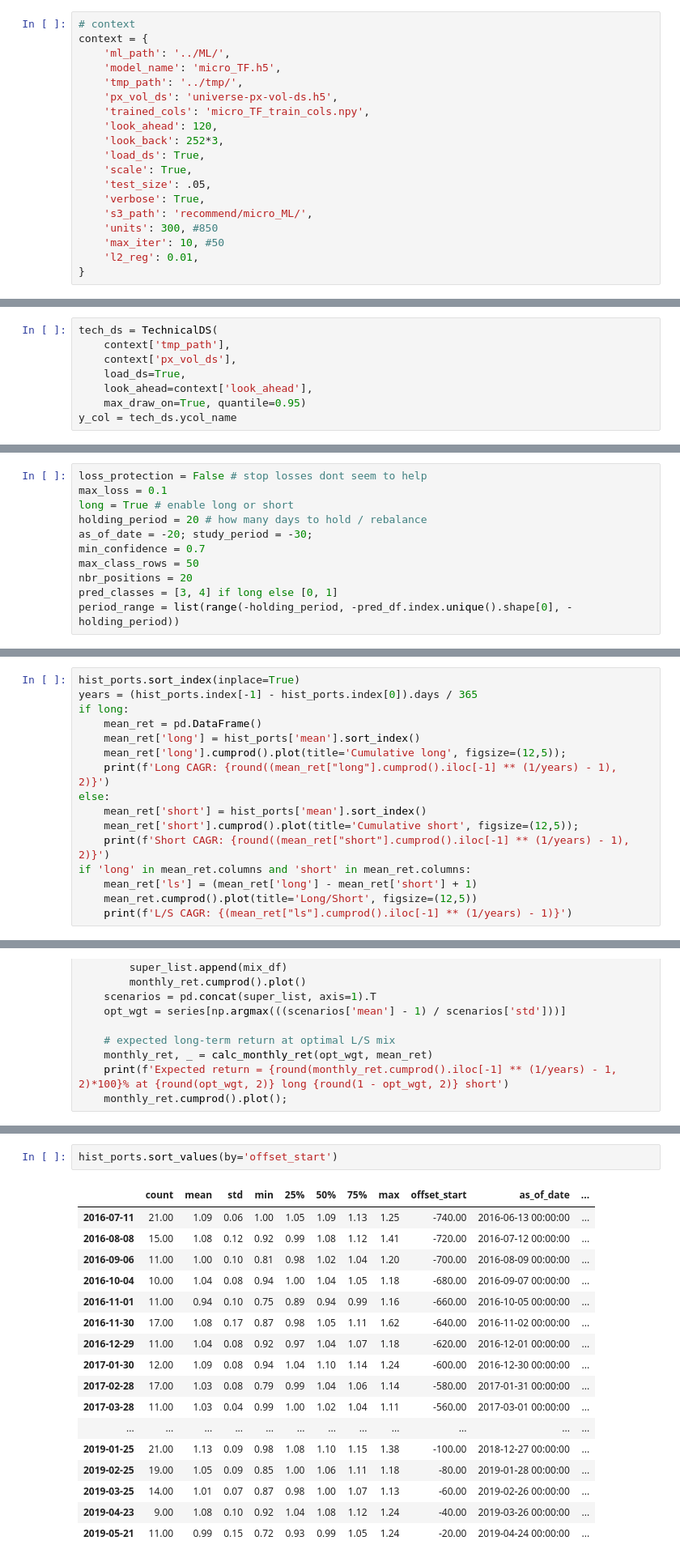
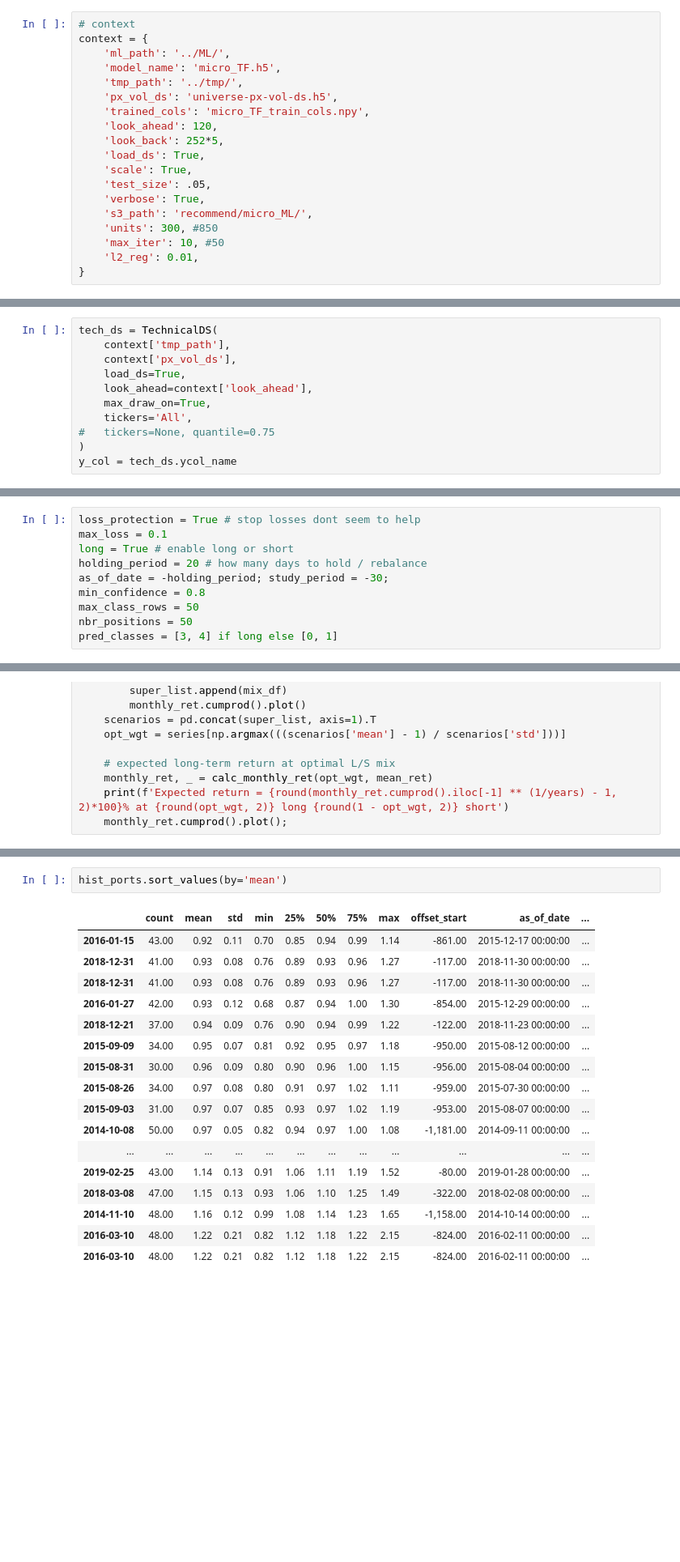
Before and after one commit to webclinic017/inception, a Jupyter notebook: notebooks/backtest_micro.ipynb, the cells around one changed output, grey strips where cells are left out. Shown at 81% size. Cells and saved outputs as stored; diff of their text form; blank space fills up the shorter version.

```diff
--- a/notebooks/backtest_micro.ipynb
+++ b/notebooks/backtest_micro.ipynb
@@ -43,7 +48,7 @@ context = {
     'px_vol_ds': 'universe-px-vol-ds.h5',
     'trained_cols': 'micro_TF_train_cols.npy',
     'look_ahead': 120,
-    'look_back': 252*3,
+    'look_back': 252*5,
     'load_ds': True,
     'scale': True,
     'test_size': .05,
@@ -65,6 +72,9 @@ tech_ds = TechnicalDS(
     context['px_vol_ds'],
     load_ds=True,
     look_ahead=context['look_ahead'],
-    max_draw_on=True, quantile=0.95)
+    max_draw_on=True,
+    tickers='All',
+#   tickers=None, quantile=0.75
+)
 y_col = tech_ds.ycol_name
 # %% [output]
@@ -269,14 +274,13 @@ pred_df.loc[pred_df.symbol.isin([symbol])].head()
 # %%
-loss_protection = False # stop losses dont seem to help
+loss_protection = True # stop losses dont seem to help
 max_loss = 0.1
 long = True # enable long or short
 holding_period = 20 # how many days to hold / rebalance
-as_of_date = -20; study_period = -30;
-min_confidence = 0.7
+as_of_date = -holding_period; study_period = -30;
+min_confidence = 0.8
 max_class_rows = 50
-nbr_positions = 20
+nbr_positions = 50
 pred_classes = [3, 4] if long else [0, 1]
-period_range = list(range(-holding_period, -pred_df.index.unique().shape[0], -holding_period))
 # %%
 def get_top_predictions(pred_df, as_of_date, min_confidence, max_class_rows):
     """ return top recommendatins by label as of a given date """
@@ -523,16 +632,0 @@ size_df.groupby(by=['size']).count().iloc[:,0].sort_values(ascending=False).plot
-# %%
-hist_ports.sort_index(inplace=True)
-years = (hist_ports.index[-1] - hist_ports.index[0]).days / 365
-if long:
-    mean_ret = pd.DataFrame()
-    mean_ret['long'] = hist_ports['mean'].sort_index()
-    mean_ret['long'].cumprod().plot(title='Cumulative long', figsize=(12,5));
-    print(f'Long CAGR: {round((mean_ret["long"].cumprod().iloc[-1] ** (1/years) - 1), 2)}')
-else:
-    mean_ret['short'] = hist_ports['mean'].sort_index()
-    mean_ret['short'].cumprod().plot(title='Cumulative short', figsize=(12,5));
-    print(f'Short CAGR: {round((mean_ret["short"].cumprod().iloc[-1] ** (1/years) - 1), 2)}')
-if 'long' in mean_ret.columns and 'short' in mean_ret.columns:
-    mean_ret['ls'] = (mean_ret['long'] - mean_ret['short'] + 1)
-    mean_ret.cumprod().plot(title='Long/Short', figsize=(12,5))
-    print(f'L/S CAGR: {(mean_ret["ls"].cumprod().iloc[-1] ** (1/years) - 1)}')
@@ -598,20 +700,20 @@ hist_ports.infer_objects().describe()
 # %%
-hist_ports.sort_values(by='offset_start')
+hist_ports.sort_values(by='mean')
 # %% [output]
 |  | count | mean | std | min | 25% | 50% | 75% | max | offset_start | as_of_date | ... |
-| 2016-07-11 | 21.00 | 1.09 | 0.06 | 1.00 | 1.05 | 1.09 | 1.13 | 1.25 | -740.00 | 2016-06-13 00:00:00 | ... |
-| 2016-08-08 | 15.00 | 1.08 | 0.12 | 0.92 | 0.99 | 1.08 | 1.12 | 1.41 | -720.00 | 2016-07-12 00:00:00 | ... |
-| 2016-09-06 | 11.00 | 1.00 | 0.10 | 0.81 | 0.98 | 1.02 | 1.04 | 1.20 | -700.00 | 2016-08-09 00:00:00 | ... |
-| 2016-10-04 | 10.00 | 1.04 | 0.08 | 0.94 | 1.00 | 1.04 | 1.05 | 1.18 | -680.00 | 2016-09-07 00:00:00 | ... |
-| 2016-11-01 | 11.00 | 0.94 | 0.10 | 0.75 | 0.89 | 0.94 | 0.99 | 1.16 | -660.00 | 2016-10-05 00:00:00 | ... |
-| 2016-11-30 | 17.00 | 1.08 | 0.17 | 0.87 | 0.98 | 1.05 | 1.11 | 1.62 | -640.00 | 2016-11-02 00:00:00 | ... |
-| 2016-12-29 | 11.00 | 1.04 | 0.08 | 0.92 | 0.97 | 1.04 | 1.07 | 1.18 | -620.00 | 2016-12-01 00:00:00 | ... |
-| 2017-01-30 | 12.00 | 1.09 | 0.08 | 0.94 | 1.04 | 1.10 | 1.14 | 1.24 | -600.00 | 2016-12-30 00:00:00 | ... |
-| 2017-02-28 | 17.00 | 1.03 | 0.08 | 0.79 | 0.99 | 1.04 | 1.06 | 1.14 | -580.00 | 2017-01-31 00:00:00 | ... |
-| 2017-03-28 | 11.00 | 1.03 | 0.04 | 0.99 | 1.00 | 1.02 | 1.04 | 1.11 | -560.00 | 2017-03-01 00:00:00 | ... |
+| 2016-01-15 | 43.00 | 0.92 | 0.11 | 0.70 | 0.85 | 0.94 | 0.99 | 1.14 | -861.00 | 2015-12-17 00:00:00 | ... |
+| 2018-12-31 | 41.00 | 0.93 | 0.08 | 0.76 | 0.89 | 0.93 | 0.96 | 1.27 | -117.00 | 2018-11-30 00:00:00 | ... |
+| 2018-12-31 | 41.00 | 0.93 | 0.08 | 0.76 | 0.89 | 0.93 | 0.96 | 1.27 | -117.00 | 2018-11-30 00:00:00 | ... |
+| 2016-01-27 | 42.00 | 0.93 | 0.12 | 0.68 | 0.87 | 0.94 | 1.00 | 1.30 | -854.00 | 2015-12-29 00:00:00 | ... |
+| 2018-12-21 | 37.00 | 0.94 | 0.09 | 0.76 | 0.90 | 0.94 | 0.99 | 1.22 | -122.00 | 2018-11-23 00:00:00 | ... |
+| 2015-09-09 | 34.00 | 0.95 | 0.07 | 0.81 | 0.92 | 0.95 | 0.97 | 1.18 | -950.00 | 2015-08-12 00:00:00 | ... |
+| 2015-08-31 | 30.00 | 0.96 | 0.09 | 0.80 | 0.90 | 0.96 | 1.00 | 1.15 | -956.00 | 2015-08-04 00:00:00 | ... |
+| 2015-08-26 | 34.00 | 0.97 | 0.08 | 0.80 | 0.91 | 0.97 | 1.02 | 1.11 | -959.00 | 2015-07-30 00:00:00 | ... |
+| 2015-09-03 | 31.00 | 0.97 | 0.07 | 0.85 | 0.93 | 0.97 | 1.02 | 1.19 | -953.00 | 2015-08-07 00:00:00 | ... |
+| 2014-10-08 | 50.00 | 0.97 | 0.05 | 0.82 | 0.94 | 0.97 | 1.00 | 1.08 | -1,181.00 | 2014-09-11 00:00:00 | ... |
 | ... | ... | ... | ... | ... | ... | ... | ... | ... | ... | ... | ... |
-| 2019-01-25 | 21.00 | 1.13 | 0.09 | 0.98 | 1.08 | 1.10 | 1.15 | 1.38 | -100.00 | 2018-12-27 00:00:00 | ... |
-| 2019-02-25 | 19.00 | 1.05 | 0.09 | 0.85 | 1.00 | 1.06 | 1.11 | 1.18 | -80.00 | 2019-01-28 00:00:00 | ... |
-| 2019-03-25 | 14.00 | 1.01 | 0.07 | 0.87 | 0.98 | 1.00 | 1.07 | 1.13 | -60.00 | 2019-02-26 00:00:00 | ... |
-| 2019-04-23 | 9.00 | 1.08 | 0.10 | 0.92 | 1.04 | 1.08 | 1.12 | 1.24 | -40.00 | 2019-03-26 00:00:00 | ... |
-| 2019-05-21 | 11.00 | 0.99 | 0.15 | 0.72 | 0.93 | 0.99 | 1.05 | 1.24 | -20.00 | 2019-04-24 00:00:00 | ... |
+| 2019-02-25 | 43.00 | 1.14 | 0.13 | 0.91 | 1.06 | 1.11 | 1.19 | 1.52 | -80.00 | 2019-01-28 00:00:00 | ... |
+| 2018-03-08 | 47.00 | 1.15 | 0.13 | 0.93 | 1.06 | 1.10 | 1.25 | 1.49 | -322.00 | 2018-02-08 00:00:00 | ... |
+| 2014-11-10 | 48.00 | 1.16 | 0.12 | 0.99 | 1.08 | 1.14 | 1.23 | 1.65 | -1,158.00 | 2014-10-14 00:00:00 | ... |
+| 2016-03-10 | 48.00 | 1.22 | 0.21 | 0.82 | 1.12 | 1.18 | 1.22 | 2.15 | -824.00 | 2016-02-11 00:00:00 | ... |
+| 2016-03-10 | 48.00 | 1.22 | 0.21 | 0.82 | 1.12 | 1.18 | 1.22 | 2.15 | -824.00 | 2016-02-11 00:00:00 | ... |
```
Also changed, not shown: parts of 45 cells of this notebook.
